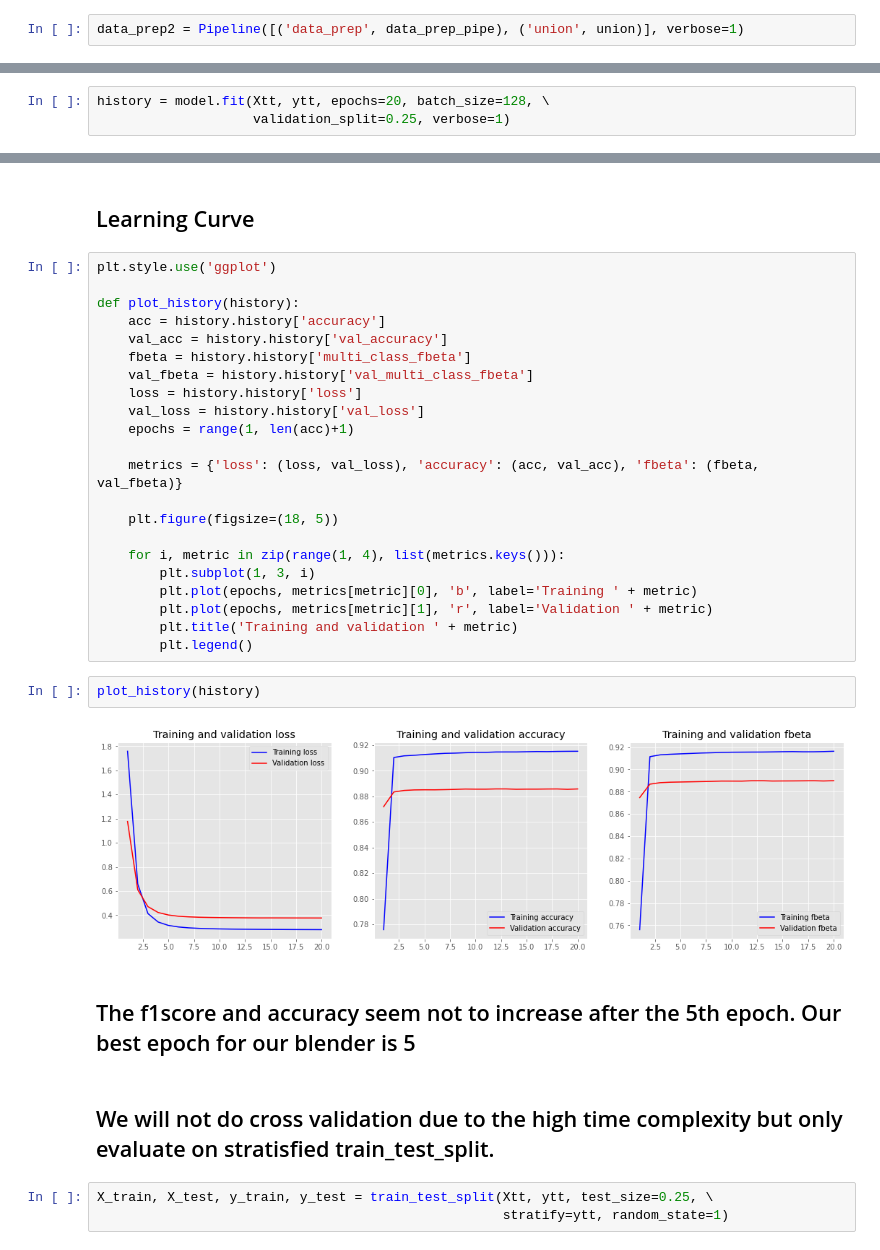
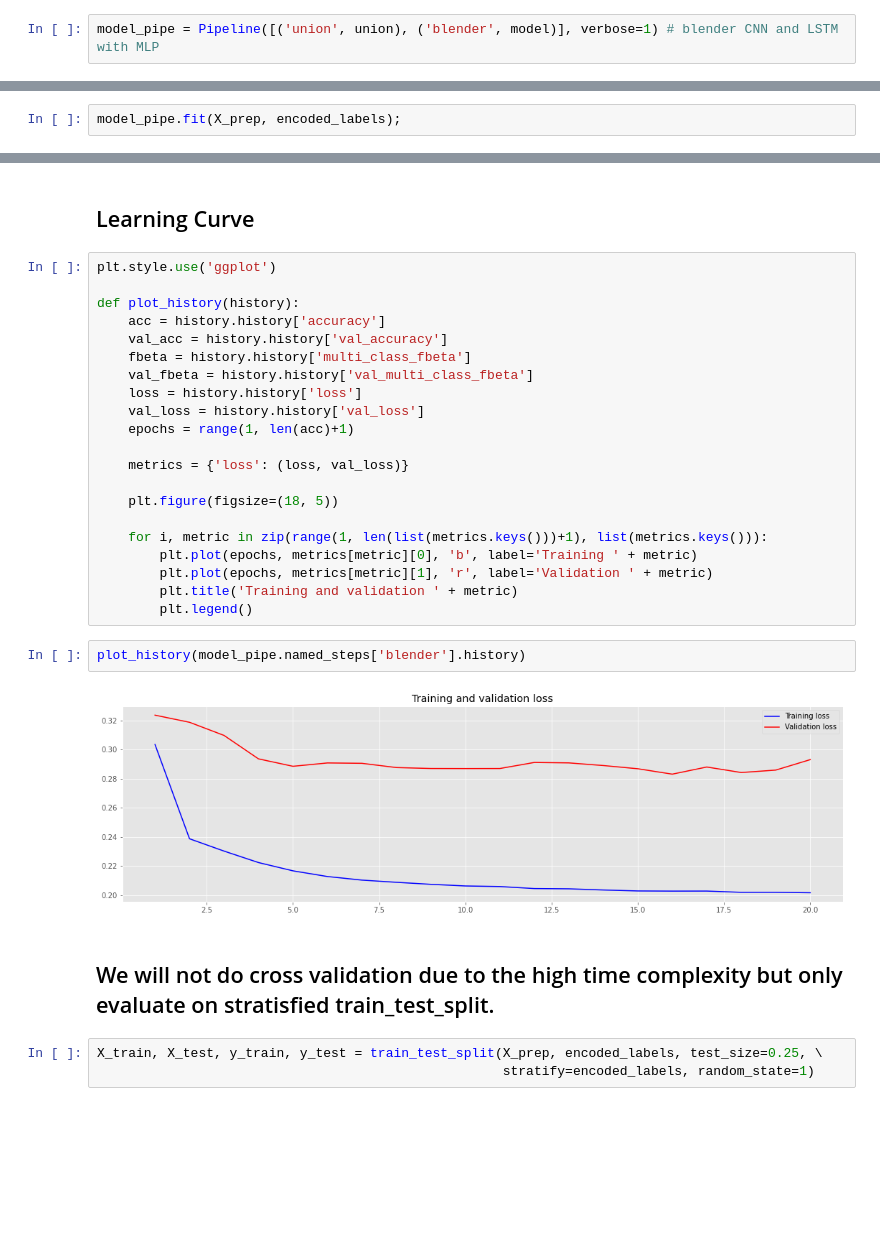
Before and after one commit to HamoyeHQ/stage-f-06-wine-tasting, a Jupyter notebook: model/final-model-cnn-lstm.ipynb, the cells around one changed output, grey strips where cells are left out. Drawn from its saved outputs; the diff is of its cells as text; blank space fills up the shorter version.

```diff
--- a/model/final-model-cnn-lstm.ipynb
+++ b/model/final-model-cnn-lstm.ipynb
@@ -322,2 +374,2 @@ union = FeatureUnion([('cnn_model', cnn_model), ('lstm_model', lstm_model)])
 # %%
-data_prep2 = Pipeline([('data_prep', data_prep_pipe), ('union', union)], verbose=1)
+model_pipe = Pipeline([('union', union), ('blender', model)], verbose=1) # blender CNN and LSTM with MLP
@@ -357,3 +375,0 @@ model = build_blender()
-# %%
-history = model.fit(Xtt, ytt, epochs=20, batch_size=128, \
-                    validation_split=0.25, verbose=1)
@@ -377,0 +376,2 @@ Epoch 20/20
+# %%
+model_pipe.fit(X_prep, encoded_labels);
@@ -389,24 +407,21 @@ def plot_history(history):
     val_loss = history.history['val_loss']
     epochs = range(1, len(acc)+1)
 
-    metrics = {'loss': (loss, val_loss), 'accuracy': (acc, val_acc), 'fbeta': (fbeta, val_fbeta)}
+    metrics = {'loss': (loss, val_loss)}
 
     plt.figure(figsize=(18, 5))
 
-    for i, metric in zip(range(1, 4), list(metrics.keys())):
-        plt.subplot(1, 3, i)
+    for i, metric in zip(range(1, len(list(metrics.keys()))+1), list(metrics.keys())):
         plt.plot(epochs, metrics[metric][0], 'b', label='Training ' + metric)
         plt.plot(epochs, metrics[metric][1], 'r', label='Validation ' + metric)
         plt.title('Training and validation ' + metric)
         plt.legend()
 # %%
-plot_history(history)
+plot_history(model_pipe.named_steps['blender'].history)
 # %% [output]
-[figure, old version]
+[figure, new version]
-# %% [markdown]
-## The f1score and accuracy seem not to increase after the 5th epoch. Our best epoch for our blender is 5
 # %% [markdown]
 ## We will not do cross validation due to the high time complexity but only evaluate on stratisfied train_test_split.
 # %%
-X_train, X_test, y_train, y_test = train_test_split(Xtt, ytt, test_size=0.25, \
-                                                    stratify=ytt, random_state=1)
+X_train, X_test, y_train, y_test = train_test_split(X_prep, encoded_labels, test_size=0.25, \
+                                                    stratify=encoded_labels, random_state=1)
```
Also changed, not shown: parts of 42 cells of this notebook.
